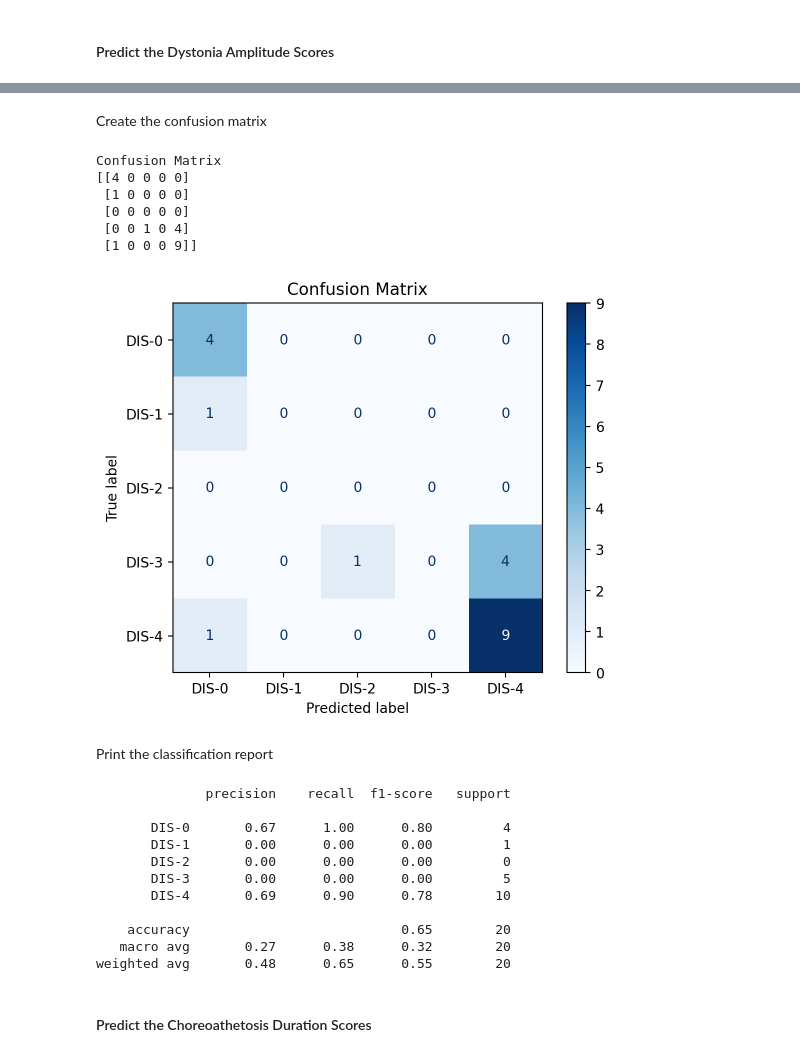
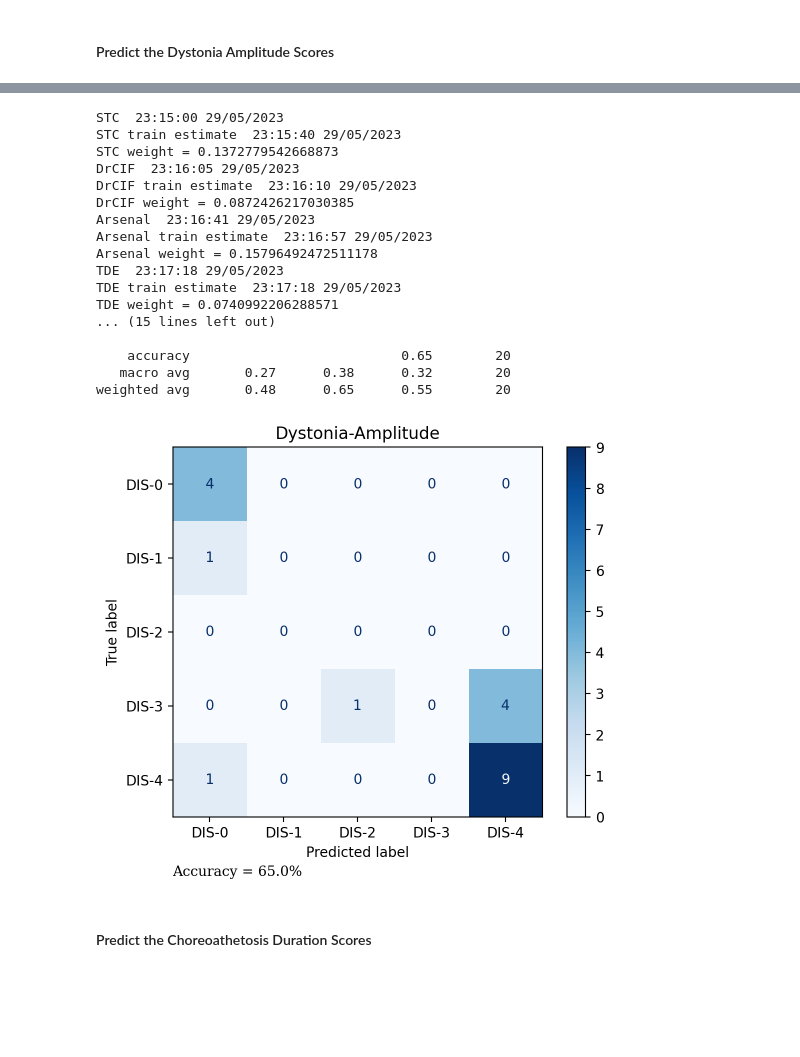
Before and after one commit to zachary-roth/AVI-DYS, a Jupyter notebook: time-series-classification-five-classes.ipynb, the cells around one changed output, grey strips where cells are left out. Drawn from its saved outputs; the diff is of its cells as text; code cells hidden in the pictures; blank space fills up the shorter version.

```diff
--- a/time-series-classification-five-classes.ipynb
+++ b/time-series-classification-five-classes.ipynb
@@ -233,40 +227,25 @@ TDE weight = 0.0740992206288571
-# %% [markdown]
-Create the confusion matrix
-# %%
-disp = ConfusionMatrixDisplay.from_predictions(
-    y_test,
-    y_pred,
-    display_labels=class_names,
-    cmap=plt.cm.Blues,
-    normalize=None,
-)
-disp.ax_.set_title('Confusion Matrix')
-
-print('Confusion Matrix')
-print(disp.confusion_matrix)
-# %% [output]
-Confusion Matrix
-[[4 0 0 0 0]
- [1 0 0 0 0]
- [0 0 0 0 0]
- [0 0 1 0 4]
- [1 0 0 0 9]]
-[figure, removed]
-# %% [markdown]
-Print the classification report
-# %%
-print(classification_report(y_test, y_pred,target_names=target_names))
-# %% [output]
-              precision    recall  f1-score   support
-
-       DIS-0       0.67      1.00      0.80         4
-       DIS-1       0.00      0.00      0.00         1
-       DIS-2       0.00      0.00      0.00         0
-       DIS-3       0.00      0.00      0.00         5
-       DIS-4       0.69      0.90      0.78        10
-
-    accuracy                           0.65        20
-   macro avg       0.27      0.38      0.32        20
-weighted avg       0.48      0.65      0.55        20
+# %%
+class_names = ['DIS-0','DIS-1', 'DIS-2','DIS-3','DIS-4']
+
+predict_DIS('Dystonia-Amplitude',X,Y,class_names,save_path)
+# %% [output]
+STC  23:15:00 29/05/2023
+STC train estimate  23:15:40 29/05/2023
+STC weight = 0.1372779542668873
+DrCIF  23:16:05 29/05/2023
+DrCIF train estimate  23:16:10 29/05/2023
+DrCIF weight = 0.0872426217030385
+Arsenal  23:16:41 29/05/2023
+Arsenal train estimate  23:16:57 29/05/2023
+Arsenal weight = 0.15796492472511178
+TDE  23:17:18 29/05/2023
+TDE train estimate  23:17:18 29/05/2023
+TDE weight = 0.0740992206288571
+... (15 lines left out)
+
+    accuracy                           0.65        20
+   macro avg       0.27      0.38      0.32        20
+weighted avg       0.48      0.65      0.55        20
+[figure, added]
 # %% [markdown]
 #### Predict the Choreoathetosis Duration Scores
```
Also changed, not shown: parts of 24 cells of this notebook, 2 other files.
